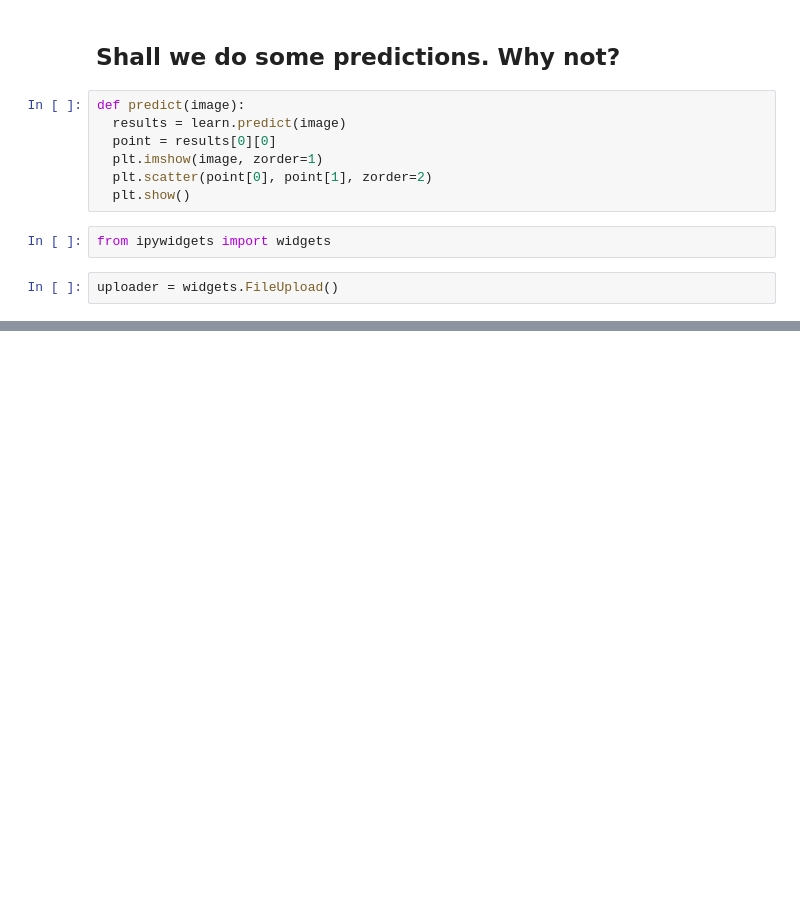
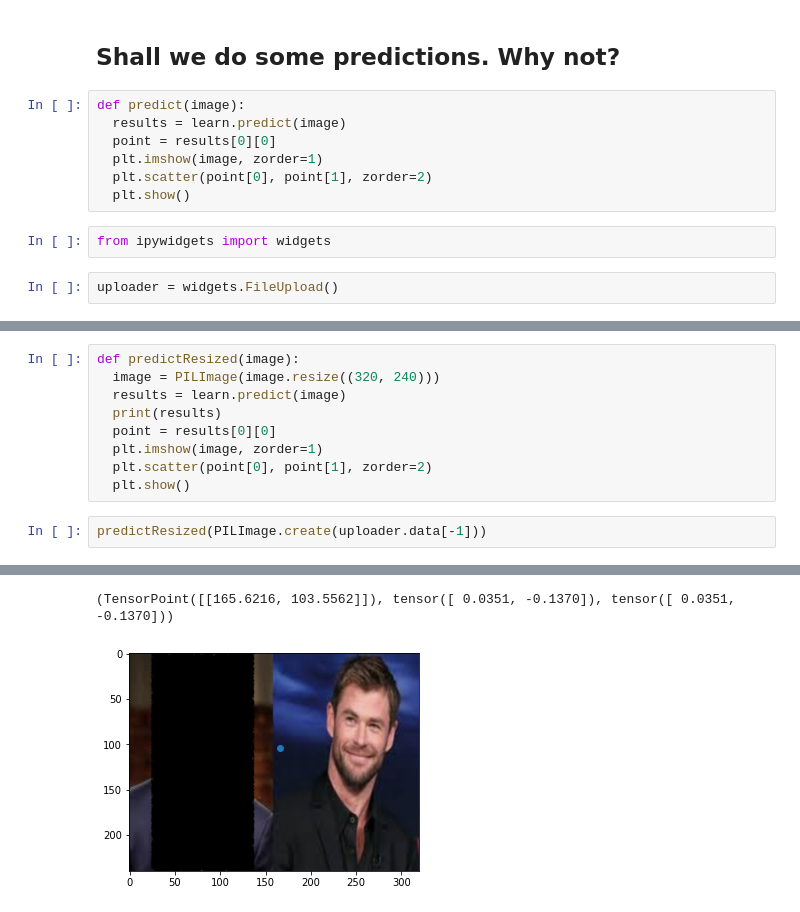
Before and after one commit to arunoda/fastai-v4, a Jupyter notebook: 06_5_image_regression.ipynb, the cells around one changed output, grey strips where cells are left out. Saved outputs shown, nothing was run; the diff lists cells and outputs as text; blank space fills up the shorter version.

```diff
--- a/06_5_image_regression.ipynb
+++ b/06_5_image_regression.ipynb
@@ -171,0 +155,12 @@ Since we never trained to those. Dimensions are really different.
+# %%
+def predictResized(image):
+  image = PILImage(image.resize((320, 240)))
+  results = learn.predict(image)
+  print(results)
+  point = results[0][0]
+  plt.imshow(image, zorder=1)
+  plt.scatter(point[0], point[1], zorder=2)
+  plt.show()
+# %%
+predictResized(PILImage.create(uploader.data[-1]))
+# %% [output]
@@ -171,0 +168,2 @@ Since we never trained to those. Dimensions are really different.
+(TensorPoint([[165.6216, 103.5562]]), tensor([ 0.0351, -0.1370]), tensor([ 0.0351, -0.1370]))
+[figure, added]
```
Also changed, not shown: parts of 17 cells of this notebook.
